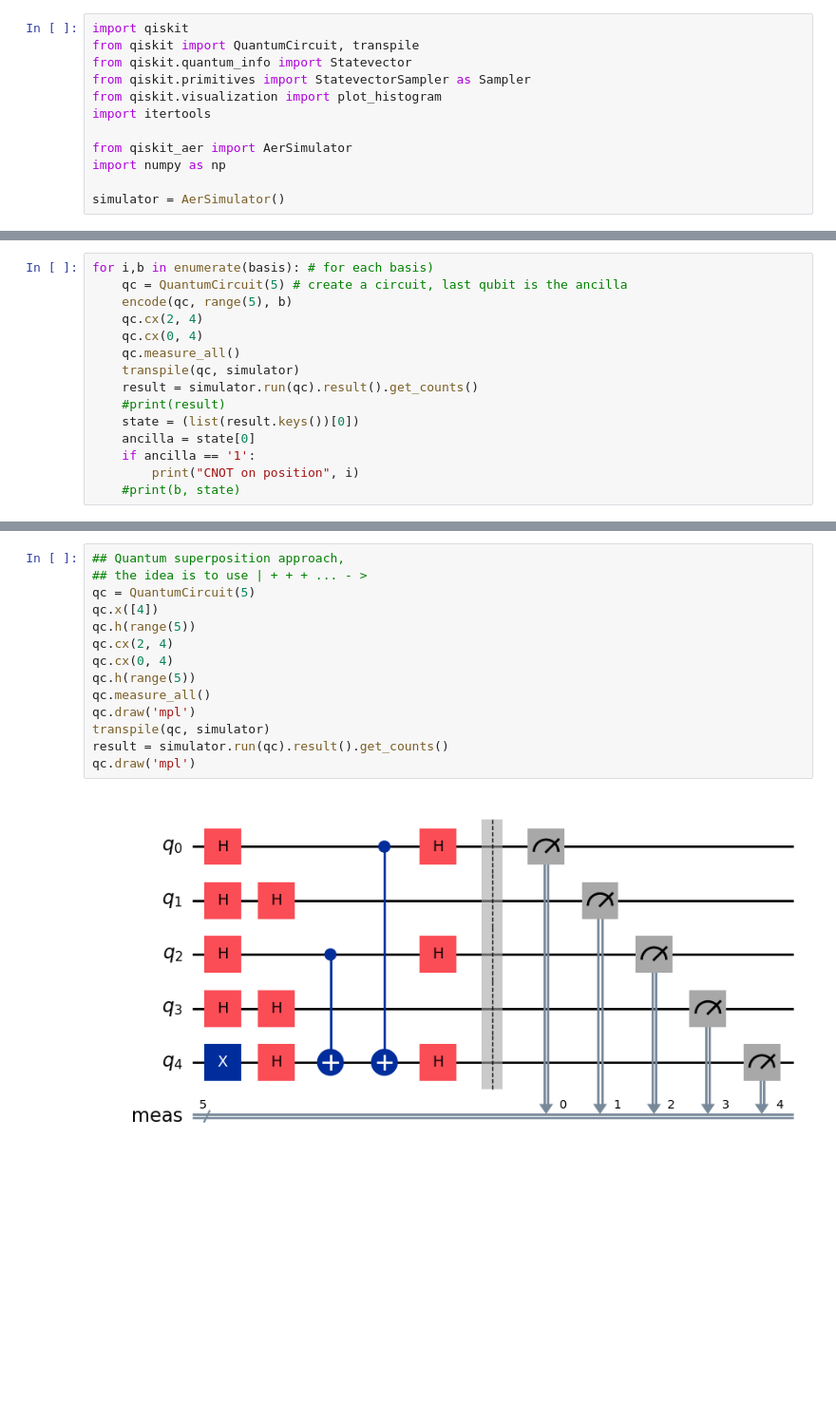
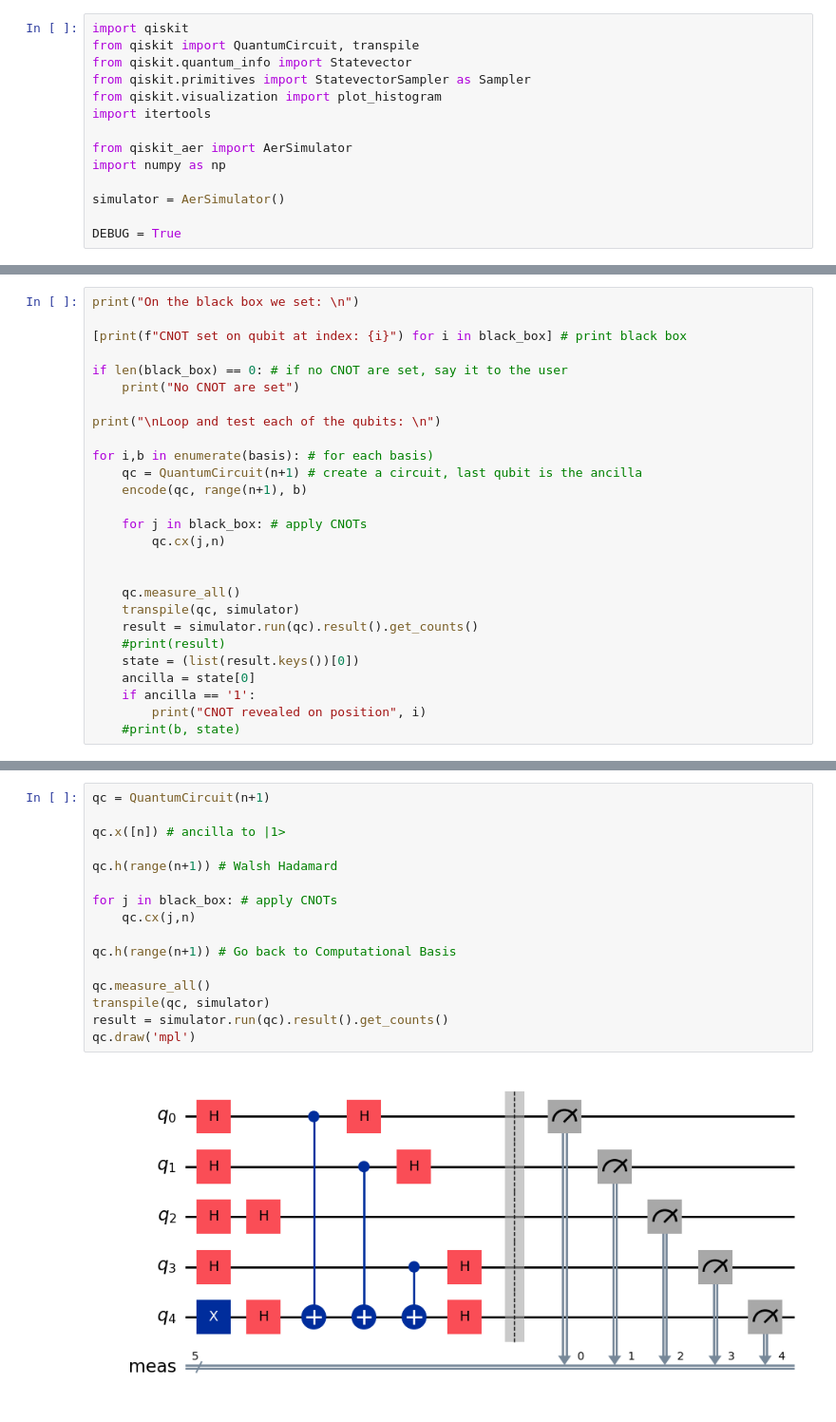
Before and after one commit to arcticronin/quantum_information, a Jupyter notebook: ex01/ex01.ipynb, the cells around one changed output, grey strips where cells are left out. Shown at 95% size. Drawn from its saved outputs; the diff is of its cells as text; blank space fills up the shorter version.

```diff
--- a/ex01/ex01.ipynb
+++ b/ex01/ex01.ipynb
@@ -10,3 +20,5 @@ from qiskit_aer import AerSimulator
 import numpy as np
 
 simulator = AerSimulator()
+
+DEBUG = True
@@ -40,9 +98,21 @@ qc.draw('mpl')
 # %%
+print("On the black box we set: \n")
+
+[print(f"CNOT set on qubit at index: {i}") for i in black_box] # print black box
+
+if len(black_box) == 0: # if no CNOT are set, say it to the user
+    print("No CNOT are set")
+
+print("\nLoop and test each of the qubits: \n")
+
 for i,b in enumerate(basis): # for each basis)
-    qc = QuantumCircuit(5) # create a circuit, last qubit is the ancilla
-    encode(qc, range(5), b)
-    qc.cx(2, 4)
-    qc.cx(0, 4)
+    qc = QuantumCircuit(n+1) # create a circuit, last qubit is the ancilla
+    encode(qc, range(n+1), b)
+
+    for j in black_box: # apply CNOTs
+        qc.cx(j,n)
+
+
     qc.measure_all()
     transpile(qc, simulator)
     result = simulator.run(qc).result().get_counts()
@@ -50,6 +120,6 @@ for i,b in enumerate(basis): # for each basis)
     state = (list(result.keys())[0])
     ancilla = state[0]
     if ancilla == '1':
-        print("CNOT on position", i)
+        print("CNOT revealed on position", i)
     #print(b, state)
 # %% [output]
@@ -58,18 +145,20 @@ CNOT on position 2
 # %%
-## Quantum superposition approach,
-## the idea is to use | + + + ... - >
-qc = QuantumCircuit(5)
-qc.x([4])
-qc.h(range(5))
-qc.cx(2, 4)
-qc.cx(0, 4)
-qc.h(range(5))
+qc = QuantumCircuit(n+1)
+
+qc.x([n]) # ancilla to |1>
+
+qc.h(range(n+1)) # Walsh Hadamard
+
+for j in black_box: # apply CNOTs
+    qc.cx(j,n)
+
+qc.h(range(n+1)) # Go back to Computational Basis
+
 qc.measure_all()
-qc.draw('mpl')
 transpile(qc, simulator)
 result = simulator.run(qc).result().get_counts()
 qc.draw('mpl')
 # %% [output]
-[figure, old version]
+[figure, new version]
 # %%
 for i in (np.where(
```
Also changed, not shown: parts of 14 cells of this notebook.
